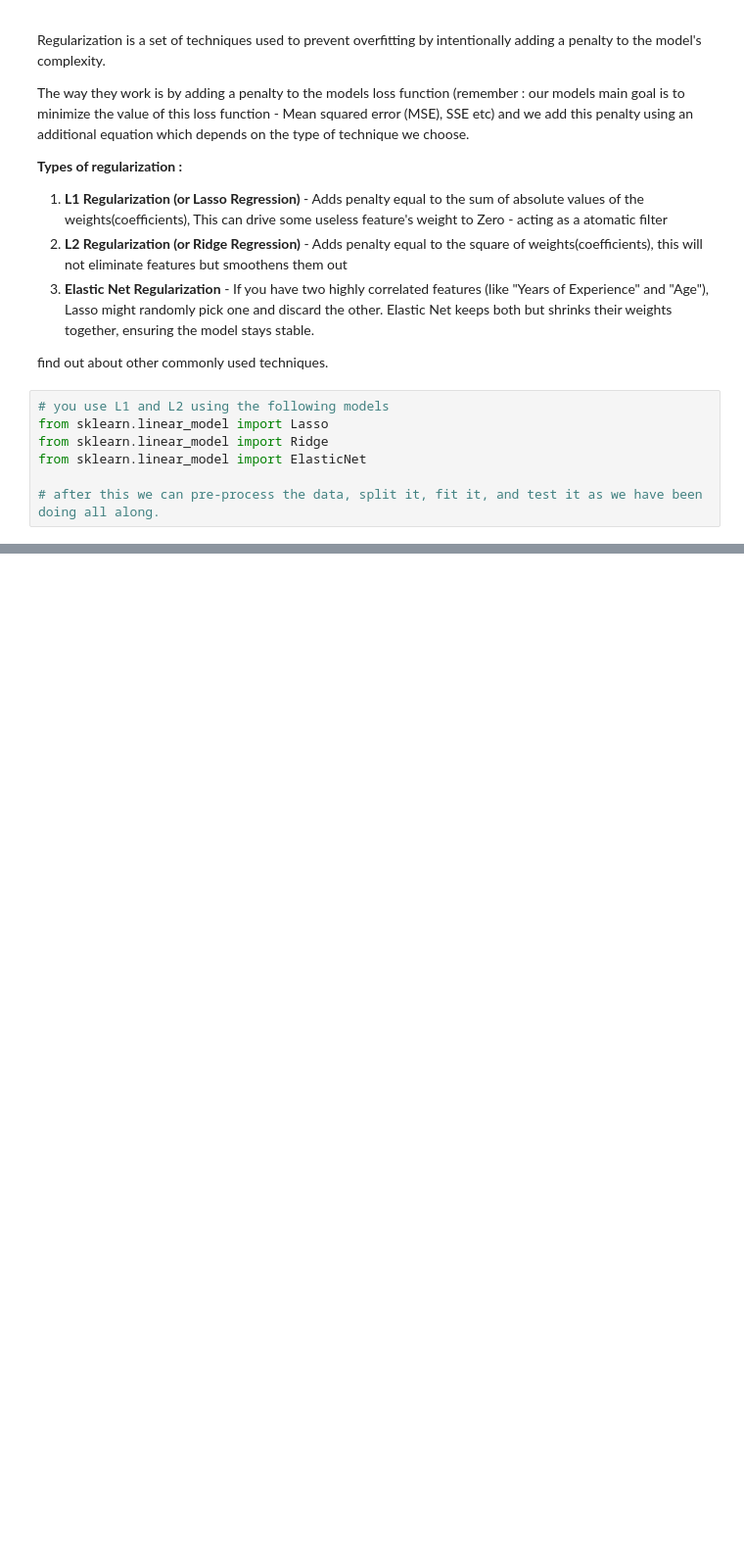
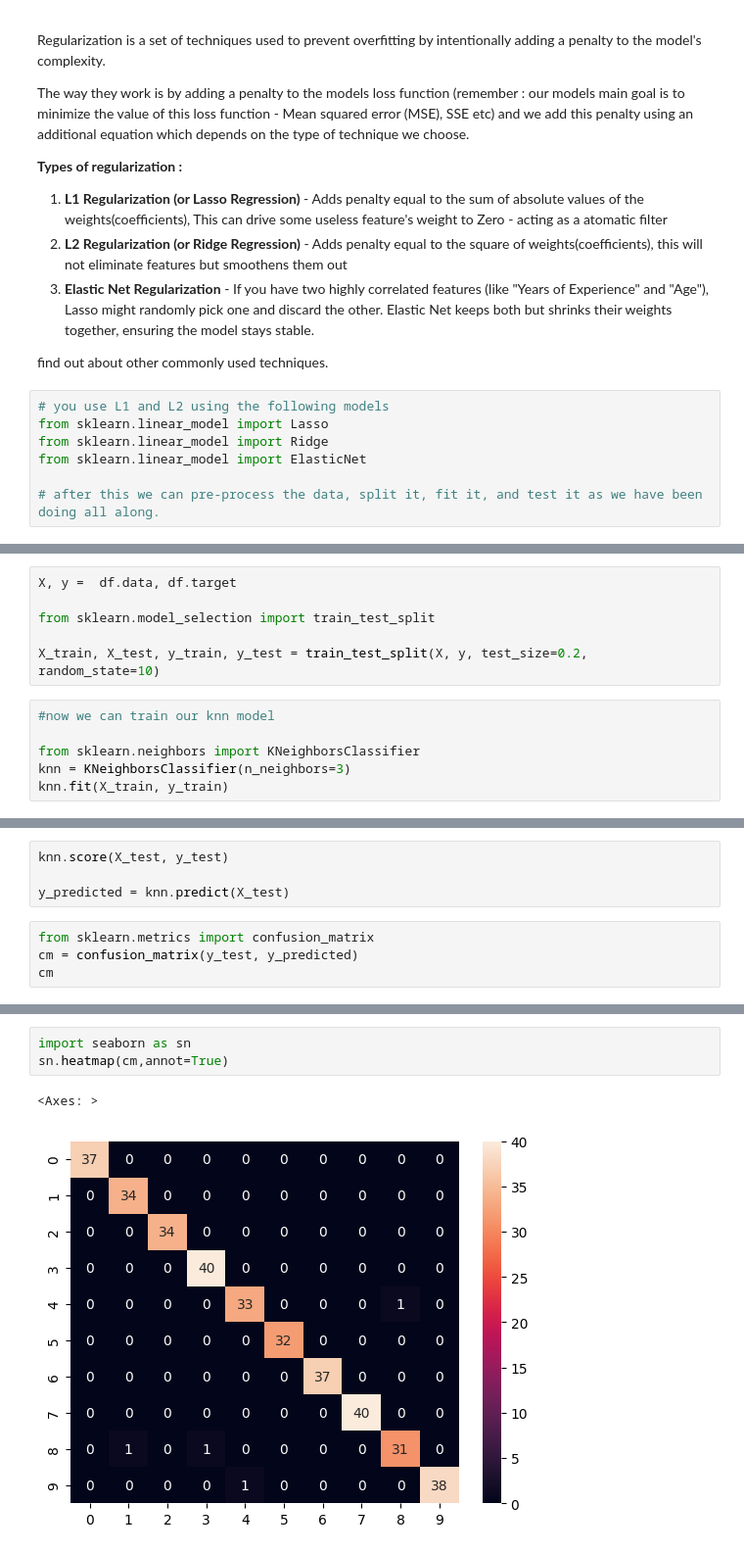
Before and after one commit to Saad-SYEDK/Machine_Learning, a Jupyter notebook: machine_learning.ipynb, the cells around one changed output, grey strips where cells are left out. Shown at 98% size. Drawn from its saved outputs; the diff is of its cells as text; blank space fills up the shorter version.

```diff
--- a/machine_learning.ipynb
+++ b/machine_learning.ipynb
@@ -1820,0 +1826,12 @@ It is a supervised machine learning algorithm which can be used for both classif
+# %%
+X, y =  df.data, df.target
+
+from sklearn.model_selection import train_test_split
+
+X_train, X_test, y_train, y_test = train_test_split(X, y, test_size=0.2, random_state=10)
+# %%
+#now we can train our knn model
+
+from sklearn.neighbors import KNeighborsClassifier
+knn = KNeighborsClassifier(n_neighbors=3)
+knn.fit(X_train, y_train)
@@ -1820,0 +1840,8 @@ It is a supervised machine learning algorithm which can be used for both classif
+# %%
+knn.score(X_test, y_test)
+
+y_predicted = knn.predict(X_test)
+# %%
+from sklearn.metrics import confusion_matrix
+cm = confusion_matrix(y_test, y_predicted)
+cm
@@ -1820,0 +1859,6 @@ It is a supervised machine learning algorithm which can be used for both classif
+# %%
+import seaborn as sn
+sn.heatmap(cm,annot=True)
+# %% [output]
+<Axes: >
+[figure, added]
```
Also changed, not shown: parts of 4 cells of this notebook.
